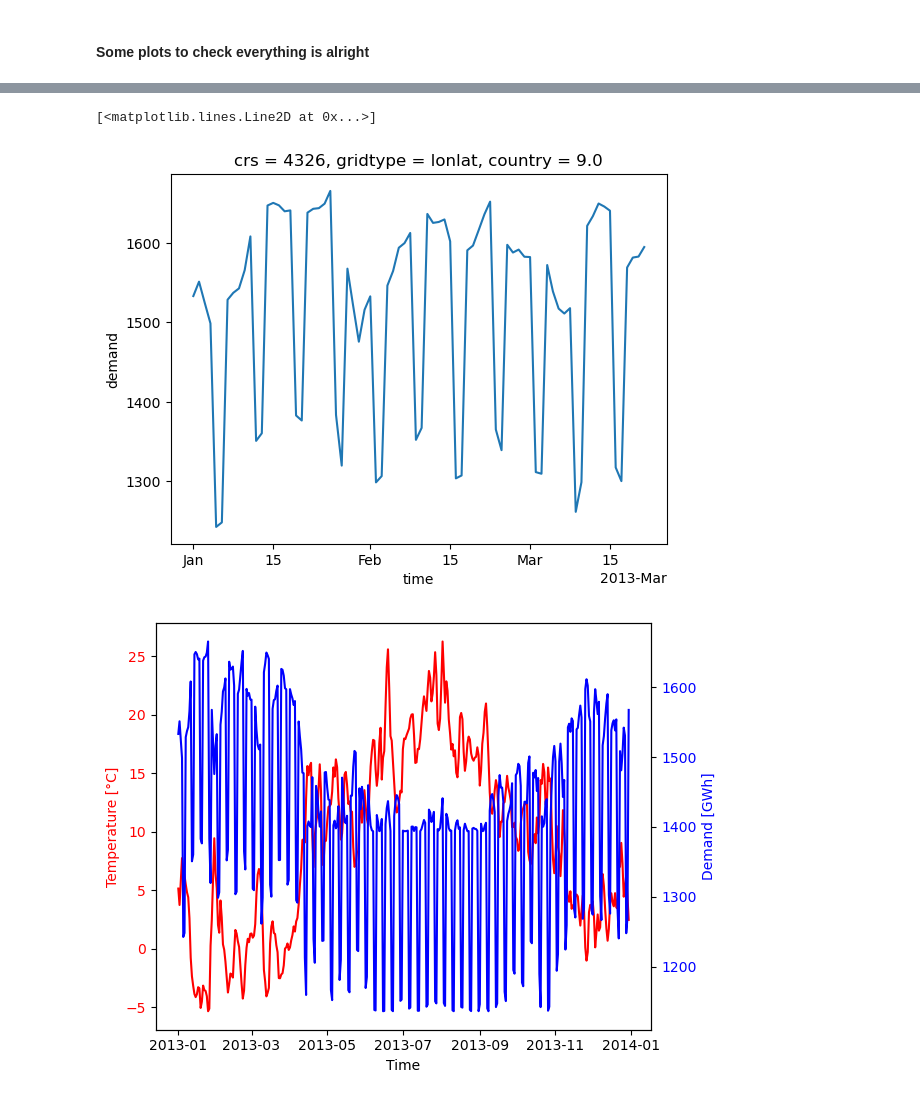
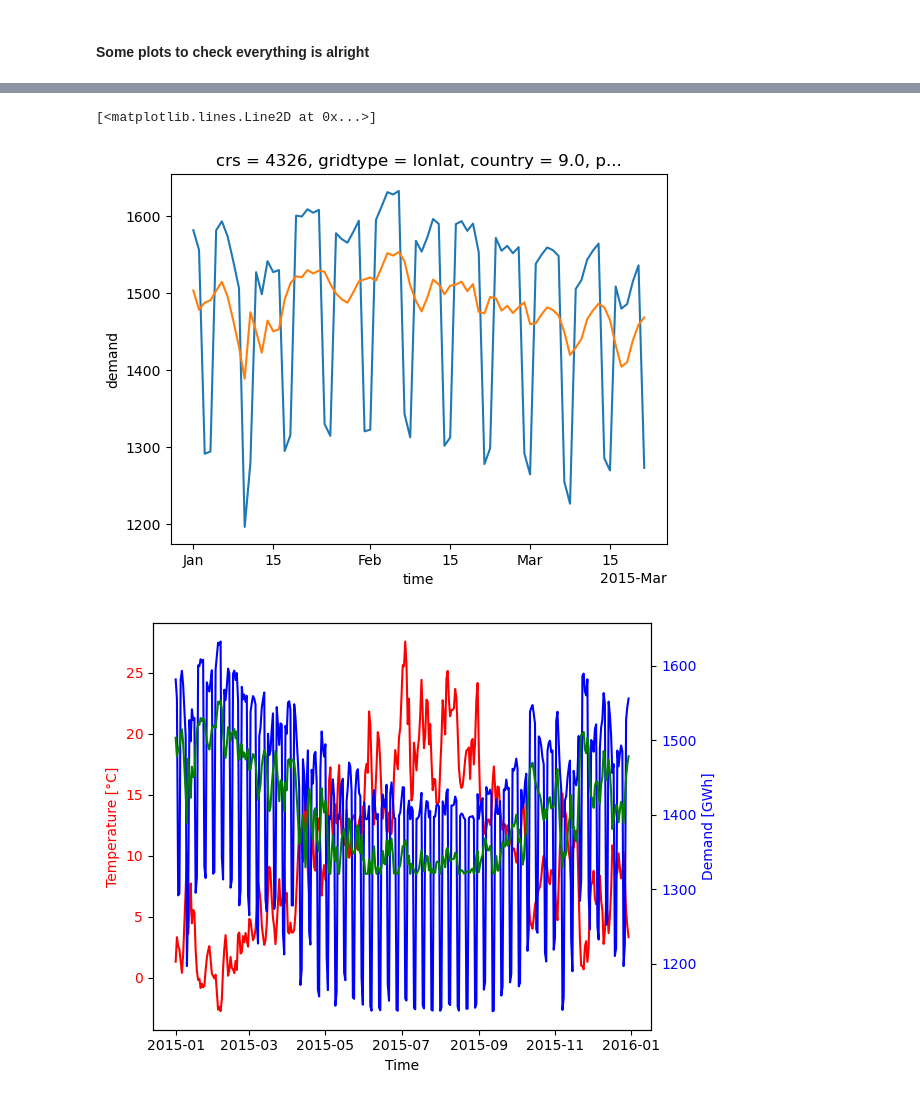
Before and after one commit to O-Nennecke/RL_2026_paper, a Jupyter notebook: SEM application_ERA5.ipynb, the cells around one changed output, grey strips where cells are left out. Saved outputs shown, nothing was run; the diff lists cells and outputs as text; code cells hidden in the pictures.

```diff
--- a/SEM application_ERA5.ipynb
+++ b/SEM application_ERA5.ipynb
@@ -122,6 +114,7 @@ all_files
 # %%
+# Select all files in the range 2014-2024
 path = '/climca/people/ppfleiderer/ERA5/RL_climate/ERA5_raw/*'
-year_range = (2013, 2023)
+year_range = (2015, 2024)
 all_files = [f for f in glob.glob(path) if f.endswith('.nc')]
 all_files = sorted(all_files)
 
@@ -134,4 +127,4 @@ for file in all_files:
         if year_range is None or year_range[0] <= year <= year_range[1]:
             filtered_files.append(file)
 
-filtered_files
+# filtered_files
@@ -156,4 +131,5 @@ filtered_files
 # %%
+# Read datasets for each variable
 files_by_variable = {}
 
 # Group files by variable name
@@ -172,7 +148,22 @@ files_by_variable
 # Read datasets for each variable
 datasets_by_variable = {}
 for var, files in files_by_variable.items():
-    ds = xr.open_mfdataset(sorted(files), combine='by_coords')
+    # print(f'Processing {var}...')
+    files_sorted = sorted(files)
+
+    # Use the first file as coordinate reference
+    ref_ds = xr.open_dataset(files_sorted[0])
+    ref_lat = ref_ds.lat
+    ref_lon = ref_ds.lon
+
+    def preprocess(ds):
+        ds = ds.sortby('lat')  # Ensure consistent order
+        ds = ds.assign_coords(lat=ref_lat, lon=ref_lon)  # Align coordinates exactly
+        return ds
+
+    # Open and process all datasets with aligned coordinates
+    ds = xr.open_mfdataset(files_sorted, combine='by_coords', preprocess=preprocess)
+
     if var == 'SSRD':
         ds = ds / 3600 # Convert from J/m2 to W/m2
     ds_daily = ds.resample(time='1D').mean()
@@ -645,31 +691,34 @@ plt.show()
 # %%
 demand_ds['demand'][0:80].plot()
+demand_week['demand'][0:80].plot()
 # %% [output]
 [<matplotlib.lines.Line2D at 0x...>]
-[figure, old version]
+[figure, new version]
 # %%
 # Plot time series (time against temp and demand)
 fig, ax1 = plt.subplots()
 
 a = 0
 b = 364
 
 # Plot temperature on the first y-axis
 ax1.plot(demand_ds['time'][a:b], demand_ds['temp'][a:b], label='Temperature', color='r')
 ax1.set_ylabel('Temperature [°C]', color='r')
 ax1.set_xlabel('Time')
 ax1.tick_params(axis='y', labelcolor='r')
 
 # Create a second y-axis to plot demand
 ax2 = ax1.twinx()
 ax2.plot(demand_ds['time'][a:b], demand_ds['demand'][a:b], label='Demand', color='b')
+ax2.plot(demand_ds['time'][a:b], demand_week['demand'][a:b], label='Demand', color='g')
+
 ax2.set_ylabel('Demand [GWh]', color='b')
 ax2.tick_params(axis='y', labelcolor='b')
 
 fig.tight_layout()
 plt.show()
 # %% [output]
-[figure, old version]
+[figure, new version]
 # %%
 
 # Define your slice (adjust these to your desired time range)
```
Also changed, not shown: parts of 21 cells of this notebook, 12 other files.
